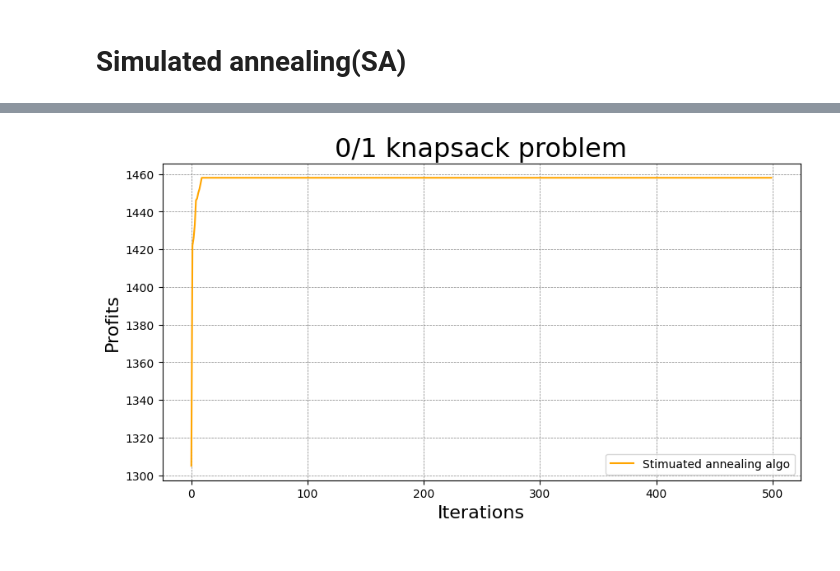
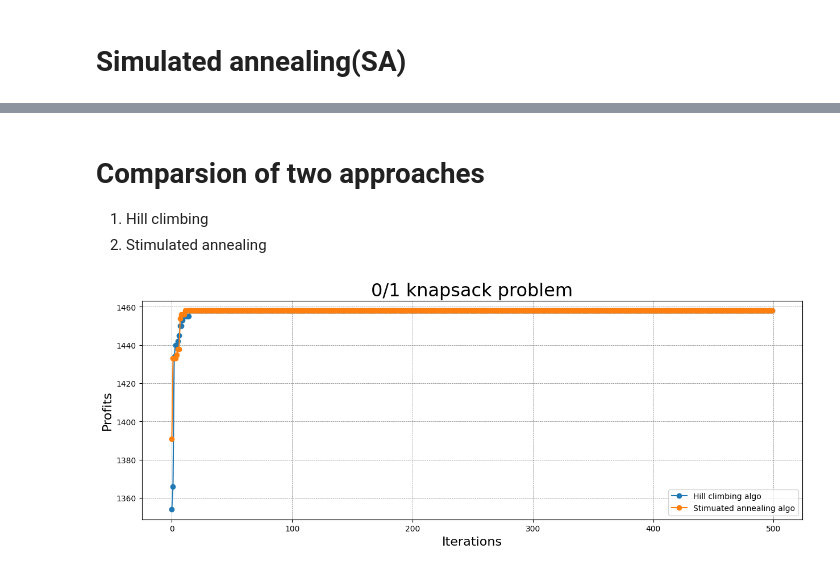
Before and after one commit to sc0210/AWINLAB_hw, a Jupyter notebook: Meta_heuristic Algorithm/01-knapstack.ipynb, the cells around one changed output, grey strips where cells are left out. Saved outputs shown, nothing was run; the diff lists cells and outputs as text; code cells hidden in the pictures.

```diff
--- a/Meta_heuristic Algorithm/01-knapstack.ipynb
+++ b/Meta_heuristic Algorithm/01-knapstack.ipynb
@@ -84,8 +96,6 @@ dec_to_bin(783,10)
 # %% [output]
 [1, 1, 0, 0, 0, 0, 1, 1, 1, 1]
 # %%
-import random
-
 # Define the fitness function that returns the total value of a given solution
 def fitness(solution):
     # Initialize the variable
@@ -129,14 +139,8 @@ def hill_climbing():
         else:
             return current_solution, current_fitness
 
-best_solution, best_fitness = hill_climbing()
-
-# Print the results
-# print("Best Solution:", best_solution)
-# print("Best Fitness:", best_fitness)
-
-# Define the loop iterates apply HC algo.
-def HC_loop(iterate):
+# Define the loop iterates apply Hill climbing (HC) algo.
+def HC_loop(iteration):
     condition = True # Flag for while-loop
     hc_results = [] # Store each iterateion result
     idx, best_fitness = 0, 0 # Temporary variables
@@ -144,14 +148,14 @@ def HC_loop(iterate):
         # First iterative of HC
         _ , current_fitness = hill_climbing()
 
-        # Find optimonal solution, either equal or greater than the previous one
+        # Find optimal solution, either equal or greater than the previous one
         if current_fitness >= best_fitness:
             hc_results.append(current_fitness)
             best_fitness = current_fitness
             idx += 1
 
         # 500 iterations
-        if idx == iterate:
+        if idx == iteration:
             condition = False
             return hc_results, best_fitness
 # %%
@@ -183,13 +185,9 @@ plt.show()
 # %% [markdown]
 # Simulated annealing(SA)
 # %%
-import random
-import math
-
 # Define the fitness function that returns the total value of a given solution
 def fitness(solution):
-    total_value = 0
-    total_weight = 0
+    total_value,total_weight = 0,0
     for i in range(len(solution)):
         if solution[i] == 1:
             total_value += val[i]
@@ -230,13 +228,8 @@ def simulated_annealing(max_iterations, initial_temperature, cooling_rate):
 
     return best_solution, best_fitness
 
-# Call the Simulated Annealing algorithm and print the results
-# best_solution, best_fitness = simulated_annealing(100, 1000, 0.99)
-# print("Solution:", best_solution)
-# print("Fitness:", best_fitness)
-
-# Define the loop iterates apply SA algo.
-def SA_loop(iterate,max_iterations, initial_temperature, cooling_rate):
+# Define the loop iterates apply Simulated annealing (SA) algo.
+def SA_loop(iteration, max_iterations, initial_temperature, cooling_rate):
 
     condition = True # Flag for while-loop
     sa_results = [] # Store each iterateion result
@@ -253,7 +246,7 @@ def SA_loop(iterate,max_iterations, initial_temperature, cooling_rate):
             idx += 1
 
         # 500 iterations
-        if idx == iterate:
+        if idx == iteration:
             condition = False
             return sa_results, best_fitness
 # %%
@@ -271,17 +279,22 @@ best_fiteness
+# %% [markdown]
+# Comparsion of two approaches
+1. Hill climbing
+2. Stimulated annealing
 # %%
 import matplotlib.pyplot as plt
 
-plt.figure(figsize=(10, 5))
+plt.figure(figsize=(15, 5))
 plt.grid(color = 'gray', linestyle = '--', linewidth = 0.5)
 
 plt.xlabel('Iterations', size='16')
 plt.ylabel('Profits', size='16')
 plt.title('0/1 knapsack problem',size='23')
 
-plt.plot(sa_results,color='orange' ,label='Stimuated annealing algo')
+plt.plot(hc_results,'o-' ,label='Hill climbing algo')
+plt.plot(sa_results,'o-' ,label='Stimuated annealing algo')
 plt.legend(loc='lower right')
-plt.savefig('./01_knapsack_SA.png')
+plt.savefig('./output/01_knapsack_combine.png')
 
 plt.show()
 # %% [output]
-[figure, old version]
+[figure, new version]
```
Also changed, not shown: parts of 9 cells of this notebook, 4 other files.
